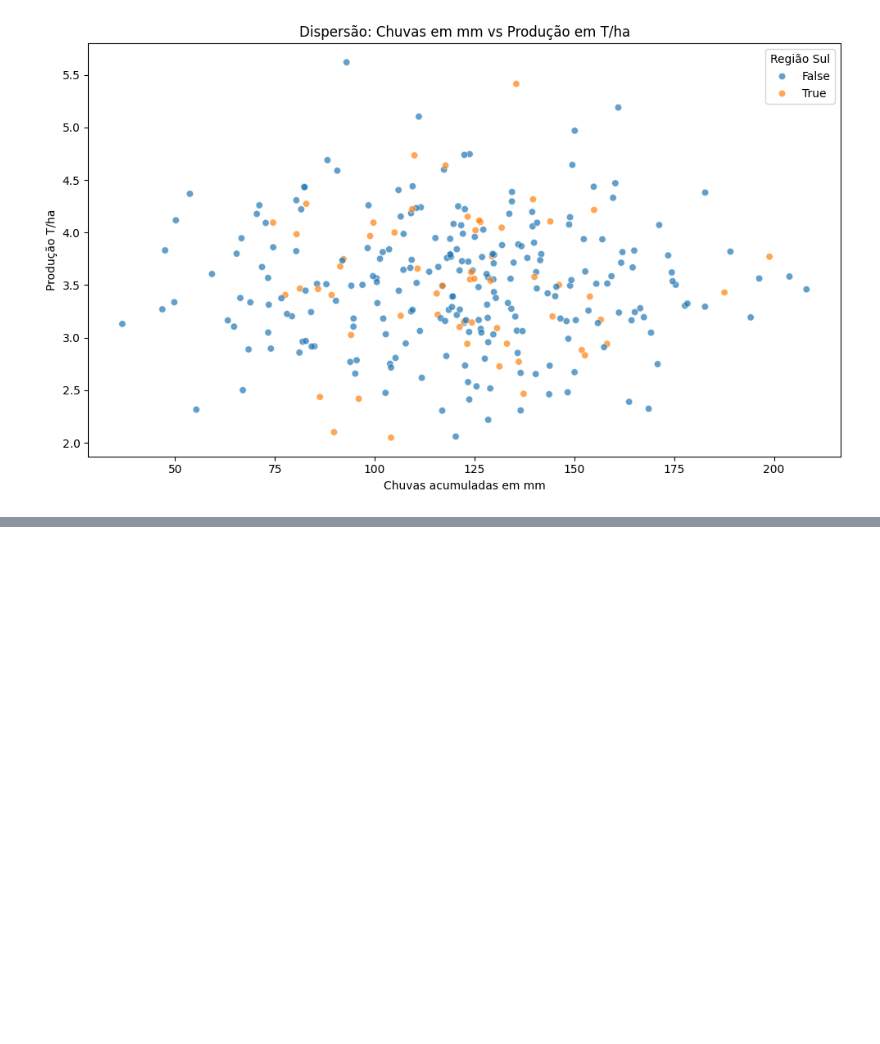
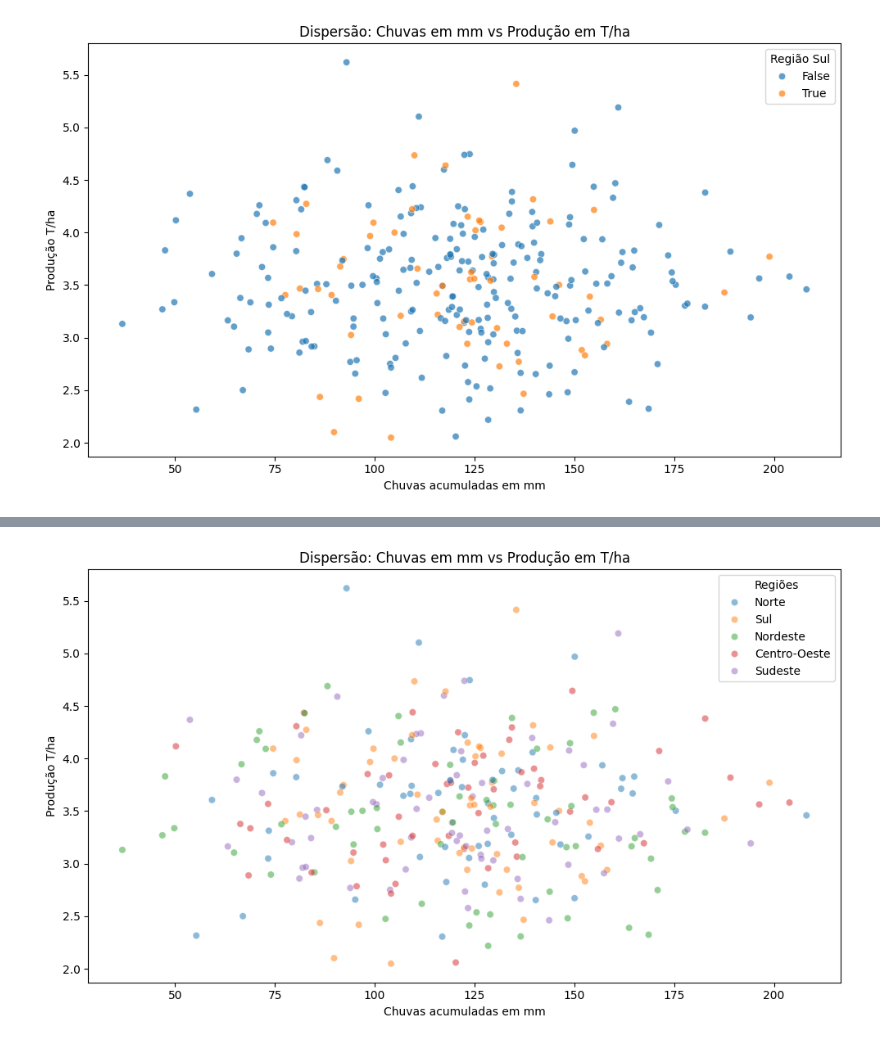
Before and after one commit to AndreiBataglia/projetos-em-ia-e-analise, a Jupyter notebook: notebooks/semana_01_analise_dados_agricola.ipynb, the cells around one changed output, grey strips where cells are left out. Saved outputs shown, nothing was run; the diff lists cells and outputs as text; code cells hidden in the pictures; blank space fills up the shorter version.

```diff
--- a/notebooks/semana_01_analise_dados_agricola.ipynb
+++ b/notebooks/semana_01_analise_dados_agricola.ipynb
@@ -183,0 +203,11 @@ plt.tight_layout()
+# %%
+#Dispersão – Chuvas x Produção (colorido por Região Sul x Demais regiões)
+plt.figure(figsize=(10,6))
+sns.scatterplot(data=df, x="chuva_mm", y="producao_ton_ha", hue=df["regiao"], alpha=0.5)
+plt.title("Dispersão: Chuvas em mm vs Produção em T/ha")
+plt.xlabel("Chuvas acumuladas em mm")
+plt.ylabel("Produção T/ha")
+plt.legend(title="Regiões")
+plt.tight_layout()
+# %% [output]
+[figure, added]
```
Also changed, not shown: parts of 2 cells of this notebook.
